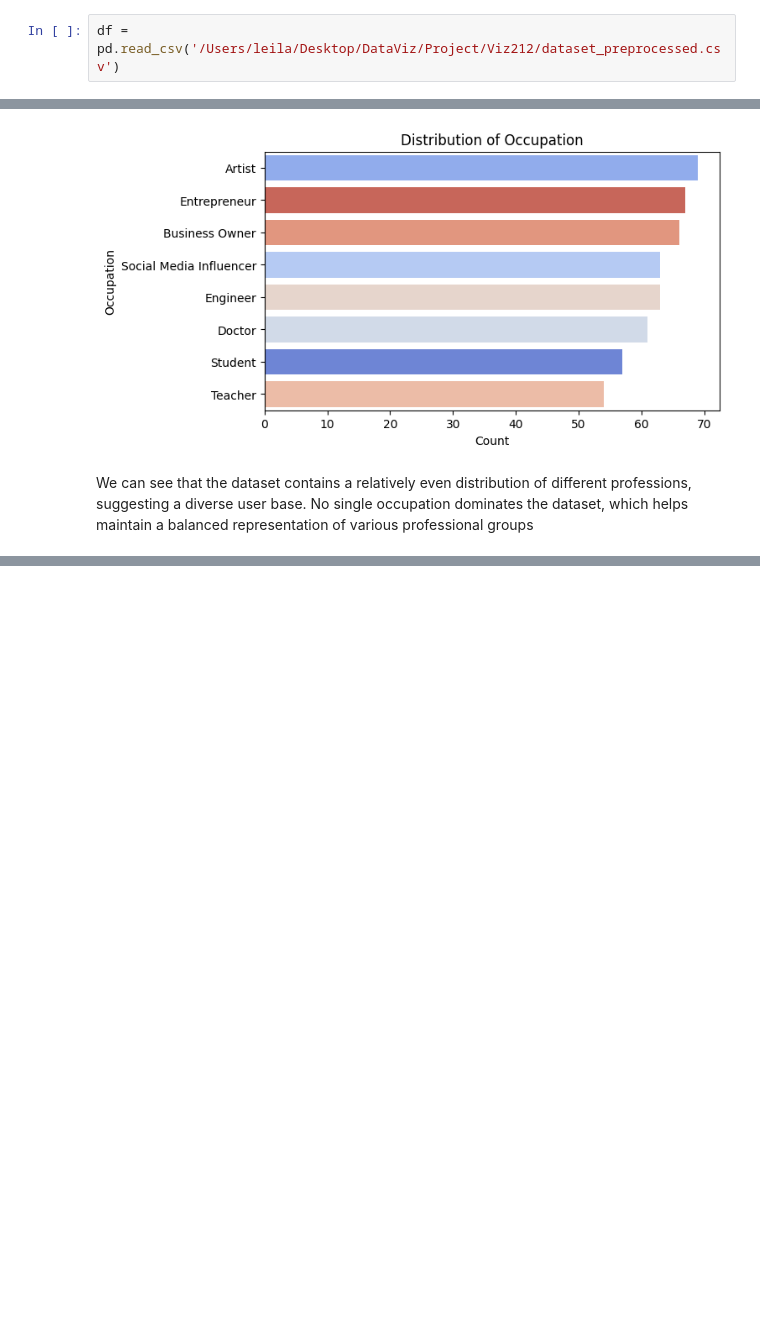
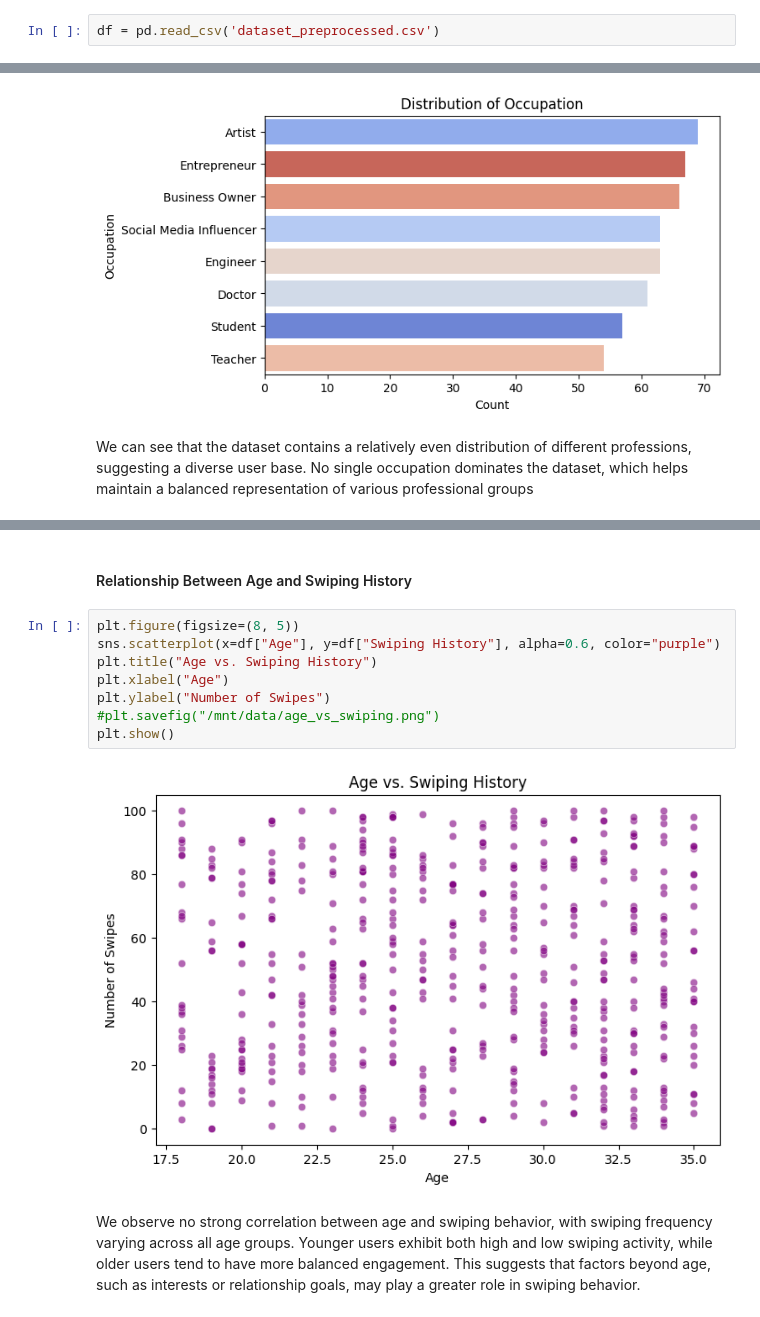
Before and after one commit to com-480-data-visualization/Viz212, a Jupyter notebook: analysis.ipynb, the cells around one changed output, grey strips where cells are left out. Saved outputs shown, nothing was run; the diff lists cells and outputs as text; blank space fills up the shorter version.

```diff
--- a/analysis.ipynb
+++ b/analysis.ipynb
@@ -7,7 +7,7 @@ import pandas as pd
 import matplotlib.pyplot as plt
 import seaborn as sns
 # %%
-df = pd.read_csv('/Users/leila/Desktop/DataViz/Project/Viz212/dataset_preprocessed.csv')
+df = pd.read_csv('dataset_preprocessed.csv')
 # %% [markdown]
 ### Numerical/Continuous attributes
 # %%
@@ -144,0 +160,14 @@ We can see that the dataset contains a relatively even distribution of different
+# %% [markdown]
+#### Relationship Between Age and Swiping History
+# %%
+plt.figure(figsize=(8, 5))
+sns.scatterplot(x=df["Age"], y=df["Swiping History"], alpha=0.6, color="purple")
+plt.title("Age vs. Swiping History")
+plt.xlabel("Age")
+plt.ylabel("Number of Swipes")
+#plt.savefig("/mnt/data/age_vs_swiping.png")
+plt.show()
+# %% [output]
+[figure, added]
+# %% [markdown]
+We observe no strong correlation between age and swiping behavior, with swiping frequency varying across all age groups. Younger users exhibit both high and low swiping activity, while older users tend to have more balanced engagement. This suggests that factors beyond age, such as interests or relationship goals, may play a greater role in swiping behavior.
```
Also changed, not shown: parts of 3 cells of this notebook.
